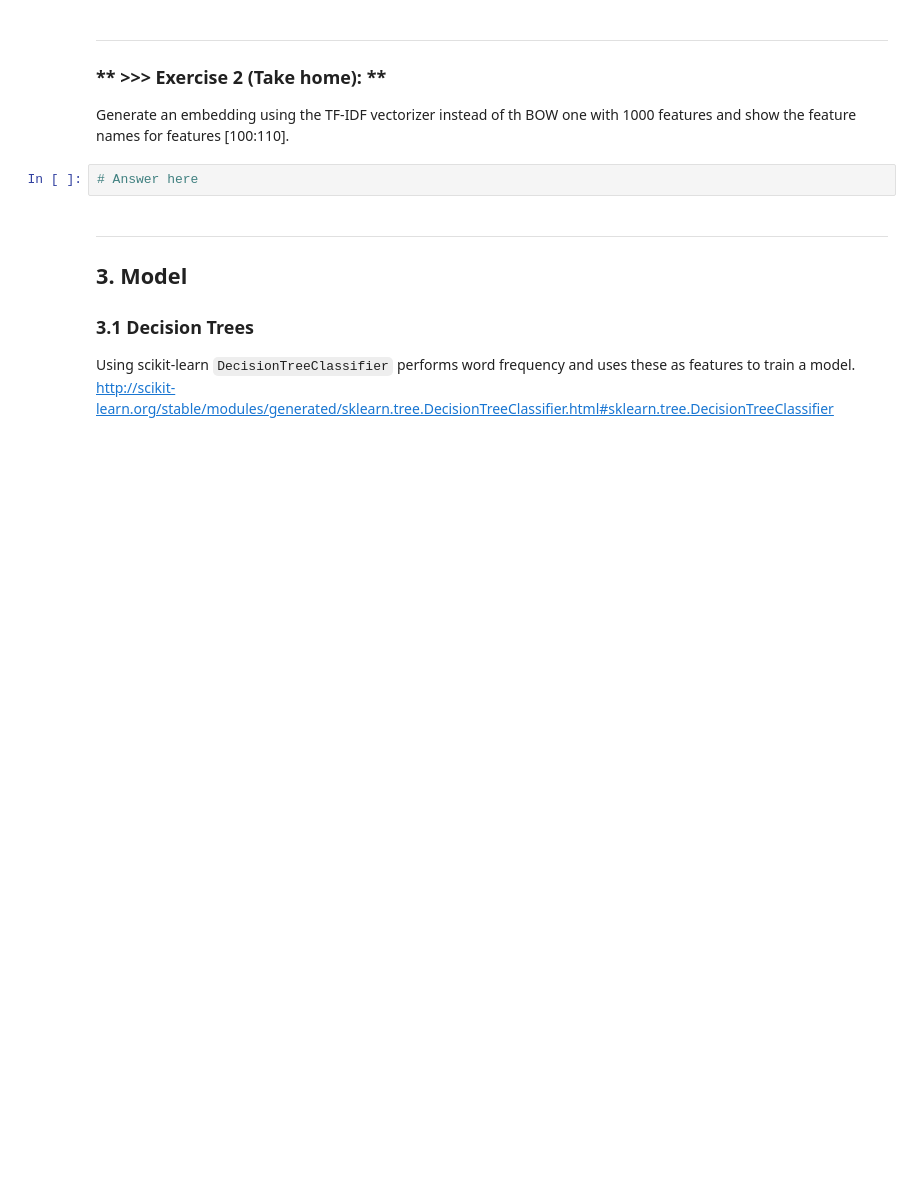
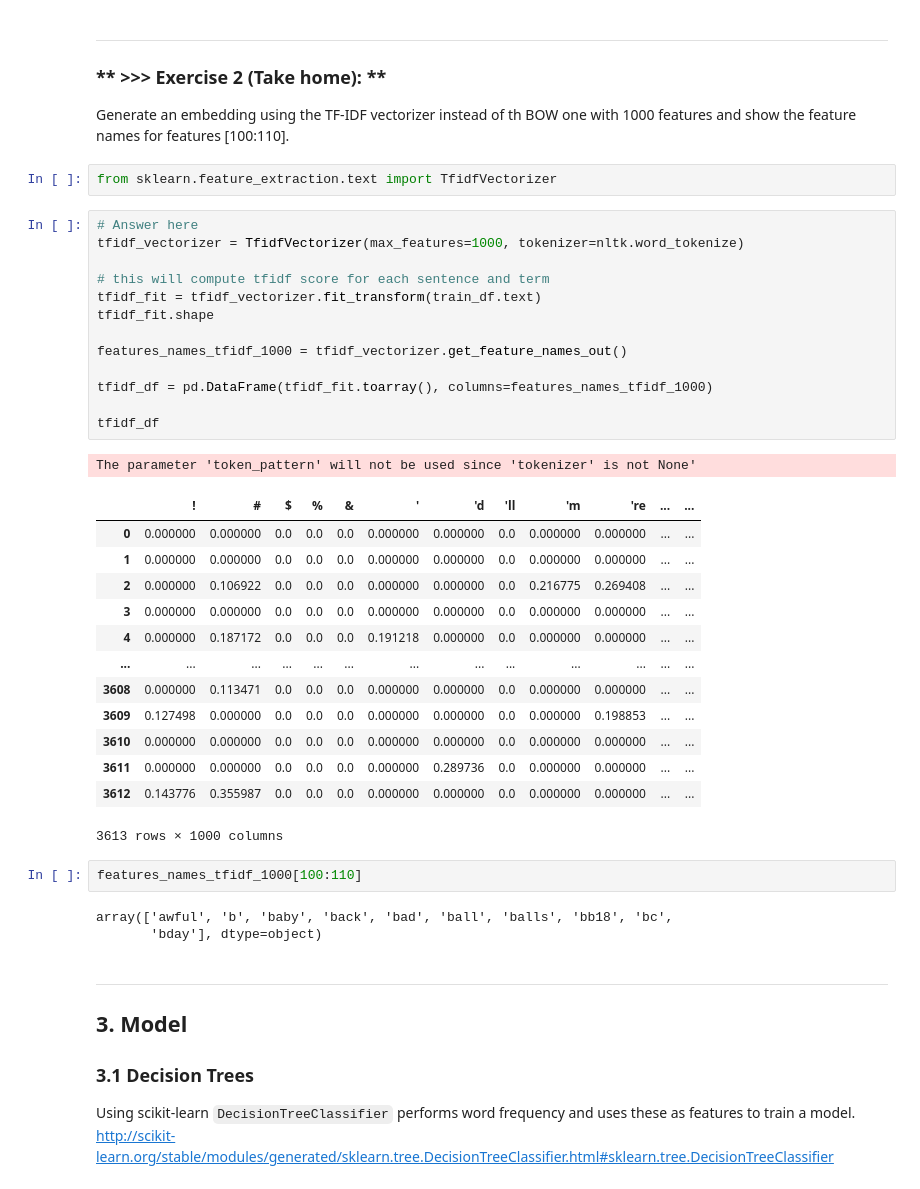
Before and after one commit to chihuahualee828/DM2023-Lab2-Master, a Jupyter notebook: DM2023-Lab2-Master.ipynb, the cells around one changed output. Cells and saved outputs as stored; diff of their text form; blank space fills up the shorter version.

```diff
--- a/DM2023-Lab2-Master.ipynb
+++ b/DM2023-Lab2-Master.ipynb
@@ -345,8 +340,41 @@ True
 ---
 ### ** >>> Exercise 2 (Take home): **
 Generate an embedding using the TF-IDF vectorizer instead of th BOW one with 1000 features and show the feature names for features [100:110].
-# %%
-# Answer here
+# %%
+from sklearn.feature_extraction.text import TfidfVectorizer
+# %%
+# Answer here
+tfidf_vectorizer = TfidfVectorizer(max_features=1000, tokenizer=nltk.word_tokenize)
+
+# this will compute tfidf score for each sentence and term
+tfidf_fit = tfidf_vectorizer.fit_transform(train_df.text)
+tfidf_fit.shape
+
+features_names_tfidf_1000 = tfidf_vectorizer.get_feature_names_out()
+
+tfidf_df = pd.DataFrame(tfidf_fit.toarray(), columns=features_names_tfidf_1000)
+
+tfidf_df
+# %% [output]
+The parameter 'token_pattern' will not be used since 'tokenizer' is not None'
+|  | ! | # | $ | % | & | ' | 'd | 'll | 'm | 're | ... | ... |
+| 0 | 0.000000 | 0.000000 | 0.0 | 0.0 | 0.0 | 0.000000 | 0.000000 | 0.0 | 0.000000 | 0.000000 | ... | ... |
+| 1 | 0.000000 | 0.000000 | 0.0 | 0.0 | 0.0 | 0.000000 | 0.000000 | 0.0 | 0.000000 | 0.000000 | ... | ... |
+| 2 | 0.000000 | 0.106922 | 0.0 | 0.0 | 0.0 | 0.000000 | 0.000000 | 0.0 | 0.216775 | 0.269408 | ... | ... |
+| 3 | 0.000000 | 0.000000 | 0.0 | 0.0 | 0.0 | 0.000000 | 0.000000 | 0.0 | 0.000000 | 0.000000 | ... | ... |
+| 4 | 0.000000 | 0.187172 | 0.0 | 0.0 | 0.0 | 0.191218 | 0.000000 | 0.0 | 0.000000 | 0.000000 | ... | ... |
+| ... | ... | ... | ... | ... | ... | ... | ... | ... | ... | ... | ... | ... |
+| 3608 | 0.000000 | 0.113471 | 0.0 | 0.0 | 0.0 | 0.000000 | 0.000000 | 0.0 | 0.000000 | 0.000000 | ... | ... |
+| 3609 | 0.127498 | 0.000000 | 0.0 | 0.0 | 0.0 | 0.000000 | 0.000000 | 0.0 | 0.000000 | 0.198853 | ... | ... |
+| 3610 | 0.000000 | 0.000000 | 0.0 | 0.0 | 0.0 | 0.000000 | 0.000000 | 0.0 | 0.000000 | 0.000000 | ... | ... |
+| 3611 | 0.000000 | 0.000000 | 0.0 | 0.0 | 0.0 | 0.000000 | 0.289736 | 0.0 | 0.000000 | 0.000000 | ... | ... |
+| 3612 | 0.143776 | 0.355987 | 0.0 | 0.0 | 0.0 | 0.000000 | 0.000000 | 0.0 | 0.000000 | 0.000000 | ... | ... |
+3613 rows × 1000 columns
+# %%
+features_names_tfidf_1000[100:110]
+# %% [output]
+array(['awful', 'b', 'baby', 'back', 'bad', 'ball', 'balls', 'bb18', 'bc',
+       'bday'], dtype=object)
 # %% [markdown]
 ---
 ## 3. Model
```
Also changed, not shown: parts of 11 cells of this notebook.
